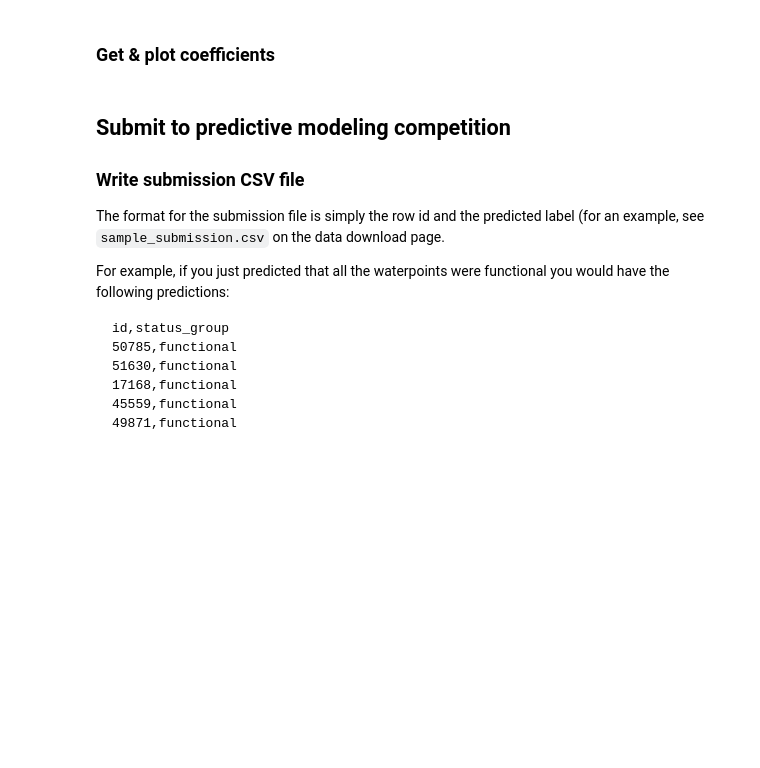
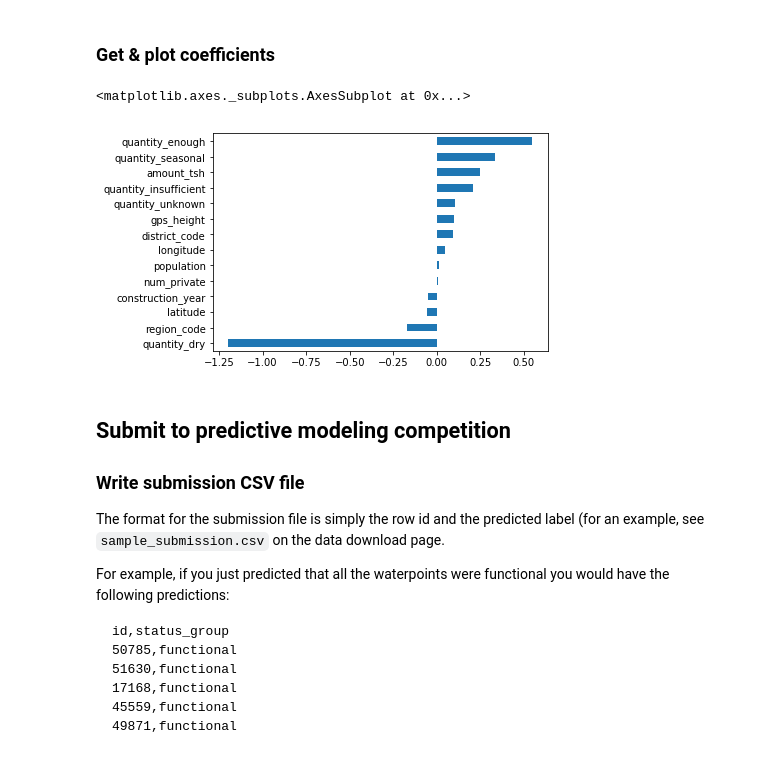
Before and after one commit to LambdaSchool/DEPRECATED-DS-Unit-2-Linear-Models, a Jupyter notebook: module4-logistic-regression/logistic_regression.ipynb, the cells around one changed output. Cells and saved outputs as stored; diff of their text form; code cells hidden in the pictures; blank space fills up the shorter version.

```diff
--- a/module4-logistic-regression/logistic_regression.ipynb
+++ b/module4-logistic-regression/logistic_regression.ipynb
@@ -413,0 +456,21 @@ from sklearn.preprocessing import StandardScaler;
+# %%
+from sklearn.preprocessing import StandardScaler;
+
+categorical_features = ['quantity'];
+numerical_features = x_train.select_dtypes('number').columns.drop('id').tolist();
+features = categorical_features + numerical_features;
+
+x_train_subset = x_train[features];
+x_val_subset = x_val[features];
+
+scalar = StandardScaler();
+x_train_subset[numerical_features] = scalar.fit_transform(x_train_subset[numerical_features]);
+x_val_subset[numerical_features] = scalar.transform(x_val_subset[numerical_features]);
+
+encoder = ce.OneHotEncoder(use_cat_names=True);
+x_train_encoded = encoder.fit_transform(x_train_subset);
+x_val_encoded = encoder.transform(x_val_subset);
+
+model = LogisticRegression(solver='lbfgs', multi_class='auto', max_iter=1000);
+model.fit(x_train_encoded, y_train);
+print('Validation Accuracy:', model.score(x_val_encoded, y_val));
@@ -416,5 +517,12 @@ from sklearn.preprocessing import StandardScaler;
 # %% [markdown]
 ### Get & plot coefficients
+# %%
+import matplotlib.pyplot as plt;
+coefs = pd.Series(model.coef_[0], x_train_encoded.columns);
+coefs.sort_values().plot.barh()
+# %% [output]
+<matplotlib.axes._subplots.AxesSubplot at 0x...>
+[figure, added]
 # %% [markdown]
 ## Submit to predictive modeling competition
 
```
Also changed, not shown: parts of 10 cells of this notebook, 3 other files.
